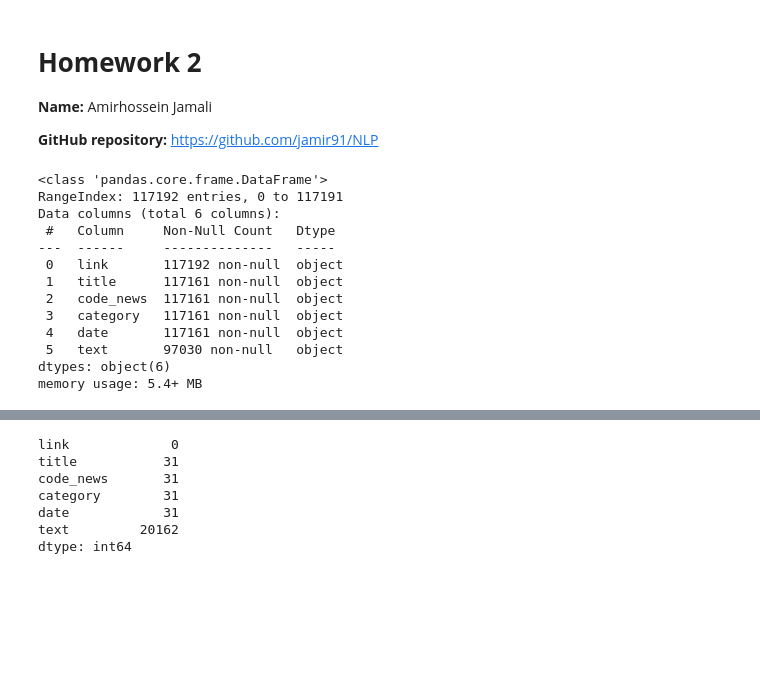
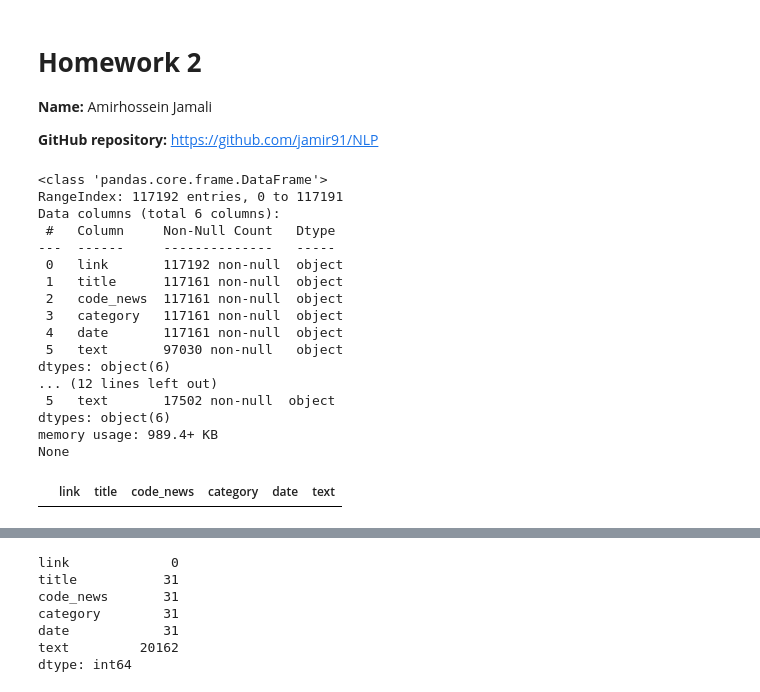
Before and after one commit to amirhossein-jamali/NLP, a Jupyter notebook: classification_assignment/Classification_Assignment_NLP_99_2.ipynb, the cells around one changed output, grey strips where cells are left out. Saved outputs shown, nothing was run; the diff lists cells and outputs as text; code cells hidden in the pictures; blank space fills up the shorter version.

```diff
--- a/classification_assignment/Classification_Assignment_NLP_99_2.ipynb
+++ b/classification_assignment/Classification_Assignment_NLP_99_2.ipynb
@@ -35,8 +64,10 @@ class DataPreprocessor:
 import pandas as pd
 
 train_df = pd.read_csv('./data/train.csv', sep='\t', error_bad_lines= False , encoding= 'utf-8')
+test_df = pd.read_csv('./data/test.csv', sep='\t', error_bad_lines= False , encoding= 'utf-8')
 
-train_df.info()
+print(train_df.info())
+print(test_df.info())
 # %% [output]
 <class 'pandas.core.frame.DataFrame'>
 RangeIndex: 117192 entries, 0 to 117191
@@ -50,4 +81,12 @@ Data columns (total 6 columns):
  4   date       117161 non-null  object
  5   text       97030 non-null   object
 dtypes: object(6)
-memory usage: 5.4+ MB
+... (12 lines left out)
+ 5   text       17502 non-null  object
+dtypes: object(6)
+memory usage: 989.4+ KB
+None
+# %%
+train_df[train_df.category=='category']
+# %% [output]
+|  | link | title | code_news | category | date | text |
```
Also changed, not shown: parts of 11 cells of this notebook.
